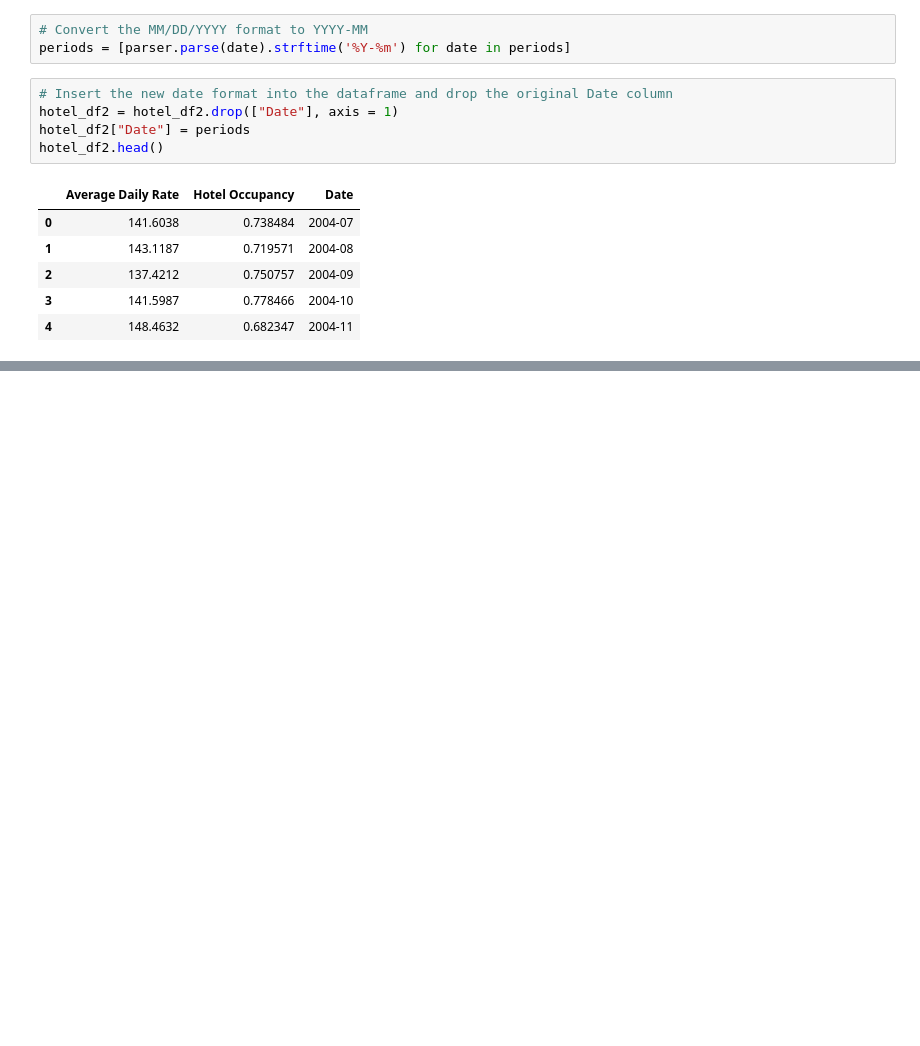
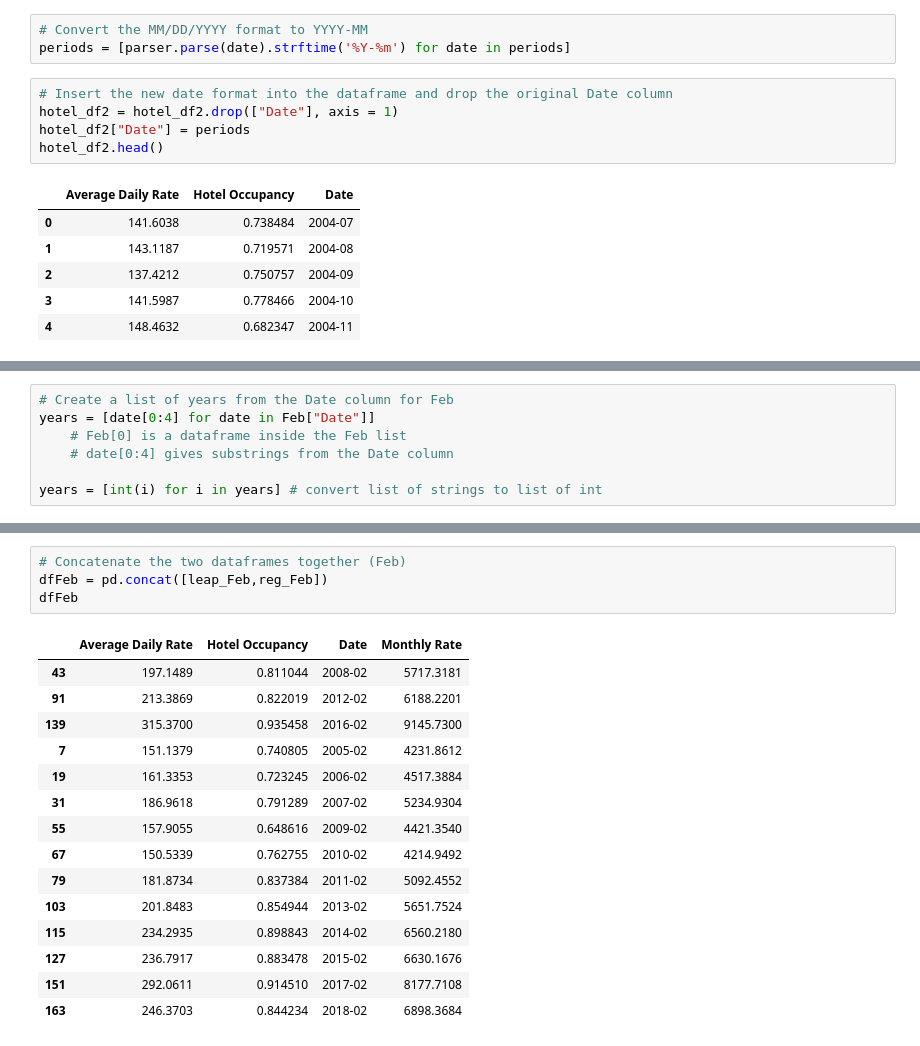
Before and after one commit to rochiecuevas/shared_accommodations, a Jupyter notebook: Hotel Data/Hotel_rates.ipynb, the cells around one changed output, grey strips where cells are left out. Drawn from its saved outputs; the diff is of its cells as text; blank space fills up the shorter version.

```diff
--- a/Hotel Data/Hotel_rates.ipynb
+++ b/Hotel Data/Hotel_rates.ipynb
@@ -48,0 +116,7 @@ hotel_df2.head()
+# %%
+# Create a list of years from the Date column for Feb
+years = [date[0:4] for date in Feb["Date"]]
+    # Feb[0] is a dataframe inside the Feb list
+    # date[0:4] gives substrings from the Date column
+
+years = [int(i) for i in years] # convert list of strings to list of int
@@ -48,0 +172,20 @@ hotel_df2.head()
+# %%
+# Concatenate the two dataframes together (Feb)
+dfFeb = pd.concat([leap_Feb,reg_Feb])
+dfFeb
+# %% [output]
+|  | Average Daily Rate | Hotel Occupancy | Date | Monthly Rate |
+| 43 | 197.1489 | 0.811044 | 2008-02 | 5717.3181 |
+| 91 | 213.3869 | 0.822019 | 2012-02 | 6188.2201 |
+| 139 | 315.3700 | 0.935458 | 2016-02 | 9145.7300 |
+| 7 | 151.1379 | 0.740805 | 2005-02 | 4231.8612 |
+| 19 | 161.3353 | 0.723245 | 2006-02 | 4517.3884 |
+| 31 | 186.9618 | 0.791289 | 2007-02 | 5234.9304 |
+| 55 | 157.9055 | 0.648616 | 2009-02 | 4421.3540 |
+| 67 | 150.5339 | 0.762755 | 2010-02 | 4214.9492 |
+| 79 | 181.8734 | 0.837384 | 2011-02 | 5092.4552 |
+| 103 | 201.8483 | 0.854944 | 2013-02 | 5651.7524 |
+| 115 | 234.2935 | 0.898843 | 2014-02 | 6560.2180 |
+| 127 | 236.7917 | 0.883478 | 2015-02 | 6630.1676 |
+| 151 | 292.0611 | 0.914510 | 2017-02 | 8177.7108 |
+| 163 | 246.3703 | 0.844234 | 2018-02 | 6898.3684 |
```
Also changed, not shown: parts of 17 cells of this notebook, 2 other files.
